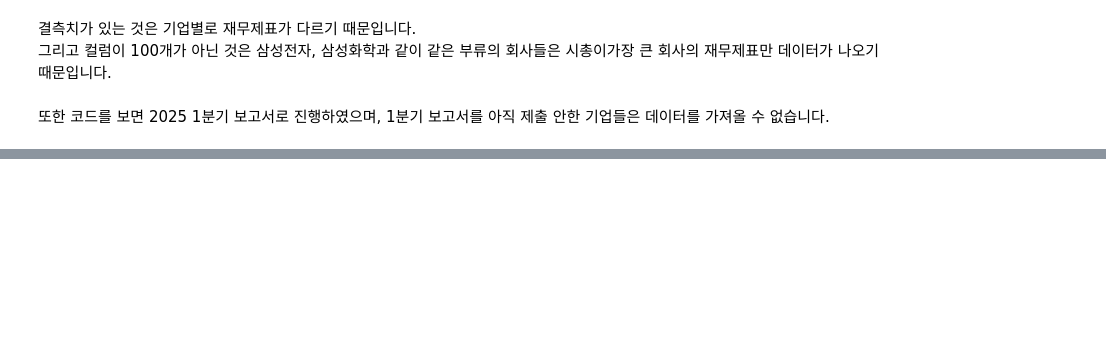
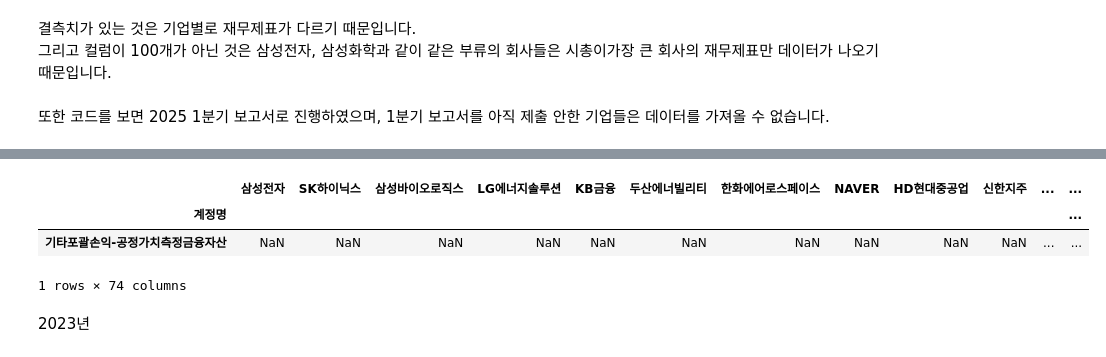
Before and after one commit to Seungwoo-JI64/25-Summer-MIRAEASSET, a Jupyter notebook: 증권데이터/재무제표.ipynb, the cells around one changed output, grey strips where cells are left out. Saved outputs shown, nothing was run; the diff lists cells and outputs as text; code cells hidden in the pictures; blank space fills up the shorter version.

Commit message:
1. 코스피 100개 재무제표 데이터 불러오기 2. 각 기업에 프롬프트 넣기 3. llm으로부터 내용 불러오기 4. 데이터베이스에 저장하기

```diff
--- a/증권데이터/재무제표.ipynb
+++ b/증권데이터/재무제표.ipynb
@@ -215,0 +217,40 @@ SK 재무제표 없음
+# %%
+import pandas as pd
+from tqdm import tqdm
+import OpenDartReader
+
+# API 세팅
+api_key = '699356c21478b2299c8a02f5ace80239bdb2f344'
+dart = OpenDartReader(api_key)
+
+# 결과 저장용
+main_df = pd.DataFrame()
+
+
+
+for corp in tqdm(kospi100):
+    try:
+        df = dart.finstate(corp=corp, bsns_year=2024, reprt_code='11011')
+
+        if df is None or df.empty:
+            print(f"{corp} 재무제표 없음")
+            continue
+
+        # 연결재무제표만 사용
+        df = df[df['fs_nm'] == '연결재무제표']
+
+        # 계정명과 당기금액만
+        df_main = df[['account_nm', 'thstrm_amount']].copy()
+        df_main.columns = ['계정명', corp]
+
+        # 병합
+        if main_df.empty:
+            main_df = df_main
+        else:
+            main_df = pd.merge(main_df, df_main, on='계정명', how='outer')
+
+    except Exception as e:
+        print(f"{corp} 처리 중 오류: {e}")
+
+# 최종 정리
+financial_2024 = main_df.drop_duplicates(subset='계정명').set_index('계정명')
@@ -215,0 +283,9 @@ SK 재무제표 없음
+# %%
+financial_2024.head(1)
+# %% [output]
+|  | 삼성전자 | SK하이닉스 | 삼성바이오로직스 | LG에너지솔루션 | KB금융 | 두산에너빌리티 | 한화에어로스페이스 | NAVER | HD현대중공업 | 신한지주 | ... | ... |
+| 계정명 |  |  |  |  |  |  |  |  |  |  |  | ... |
+| 기타포괄손익-공정가치측정금융자산 | NaN | NaN | NaN | NaN | NaN | NaN | NaN | NaN | NaN | NaN | ... | ... |
+1 rows × 74 columns
+# %% [markdown]
+2023년
```
Also changed, not shown: parts of 37 cells of this notebook.
